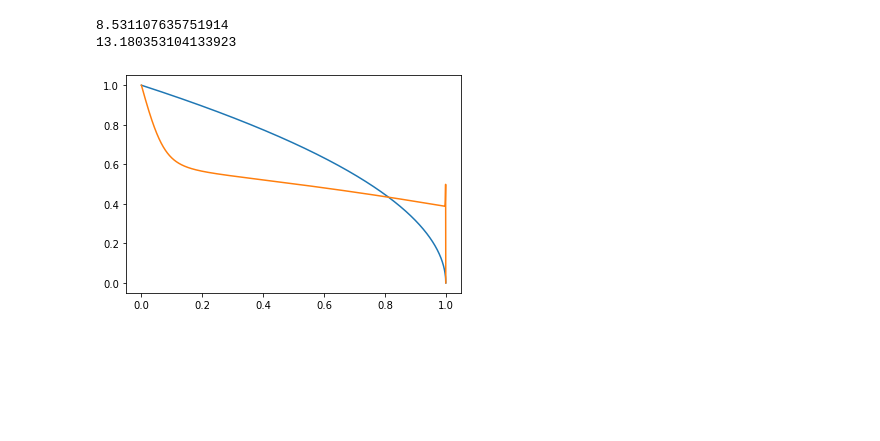
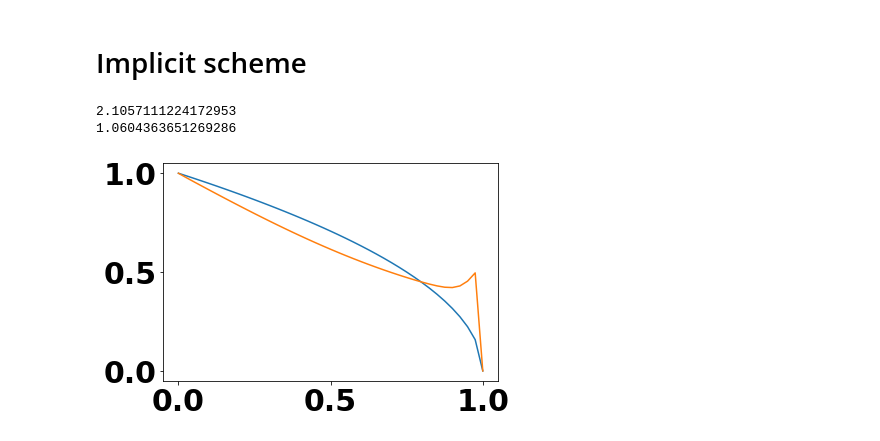
Before and after one commit to dashadem/CO2lovers, a Jupyter notebook: Dasha_Project.ipynb, the cells around one changed output. Drawn from its saved outputs; the diff is of its cells as text; code cells hidden in the pictures; blank space fills up the shorter version.

```diff
--- a/Dasha_Project.ipynb
+++ b/Dasha_Project.ipynb
@@ -48,0 +139,20 @@ print(omega)
+# %%
+t_max = 0.01
+Nt = 320000
+Nh = 50
+Nhs = np.array([60, 70, 80, 100, 200], dtype = int)//2
+Nts = Nhs * 10000
+error = np.array([])
+for i in range(len(Nhs)):
+    error = np.append(error, np.max(np.abs(explicit(t_max, Nts[i], analytical(Nhs[i]).astype("float64"), 0.)[1] -
+                                           explicit(t_max, 2*Nts[i], analytical(2*Nhs[i]).astype("float64"), 0.)[1][0::2])))
+fig2 = plt.figure(figsize = (13, 10))
+plt.plot(Nhs, error, lw = 5,
+         label = "Order of convergence p = {:.2f}".format(-np.polyfit(np.log(Nhs), np.log(error), 1)[0]))
+plt.title("Convergence of the explicit scheme (time)")
+plt.ylabel("Error")
+plt.xlabel("N")
+plt.grid()
+plt.legend()
+fig2.savefig('imagesProject/convTime.png', format='png', dpi=50, bbox_inches='tight')
+plt.show()
@@ -49,35 +161,41 @@ print(omega)
+# %% [markdown]
+# Implicit scheme
 # %%
-Nt = 5000000
-Nh = 2000
+Nt = 500000
+Nh = 30
 
 # @njit
-def getSolution(t):
+def implicit(t):
     global Nt, Nh
     tau = t/Nt
     ksi = np.linspace(0, 1, Nh+1).astype("float64")
     h = ksi[1] - ksi[0]
     omega = np.sqrt(1-ksi)
-    gamma = 5
-    v = 0.0
+    gamma = 0.1
+    v = omega[-2]**2*omega[-3]/gamma/2/h
     for k in range(Nt):
-        A = np.array([np.append([0], tau*v/2/h/gamma * ksi[2:Nh]),
-                     np.ones(Nh-1),
-                     np.append(-tau*v/2/h/gamma * ksi[1:Nh-1], [0])])
+        A = np.zeros(Nh - 1)
+        for i in range(1, Nh):
+            A[i, i] = 1.
+            A[i, i+1] = -tau*v*ksi
+#         A = np.array([np.append([0], tau*v/2/h/gamma * ksi[2:Nh]),
+#                      np.ones(Nh-1),
+#                      np.append(-tau*v/2/h/gamma * ksi[1:Nh-1], [0])])
         b = omega[1:Nh] + tau*(-1/gamma/h * ( -(omega[2:Nh+1] + omega[1:Nh])**3/8/gamma * ((omega[2:Nh+1] - omega[1:Nh])/h) +
                                                     (omega[0:Nh-1] + omega[1:Nh])**3/8/gamma * ((omega[1:Nh] - omega[0:Nh-1])/h)))
         b[0] -= tau*v*ksi[1]/2/h/gamma
         omega = np.append(np.append([1.], scipy.linalg.solve_banded((1, 1), A, b)), [0.])
         v = -(omega[Nh-1])**2/gamma*((omega[Nh] - omega[Nh-2])/2/h)
         gamma = gamma + tau*v
     print(gamma)
     print(v)
     return ksi, omega
 
-ksi, omega = getSolution(1.)
+ksi, omega = implicit(1.)
 plt.plot(ksi, np.sqrt(1-ksi))
 plt.plot(ksi, omega)
 plt.show()
 # %% [output]
-8.531107635751914
-13.180353104133923
+2.1057111224172953
+1.0604363651269286
-[figure, old version]
+[figure, new version]
```
Also changed, not shown: parts of 10 cells of this notebook.
